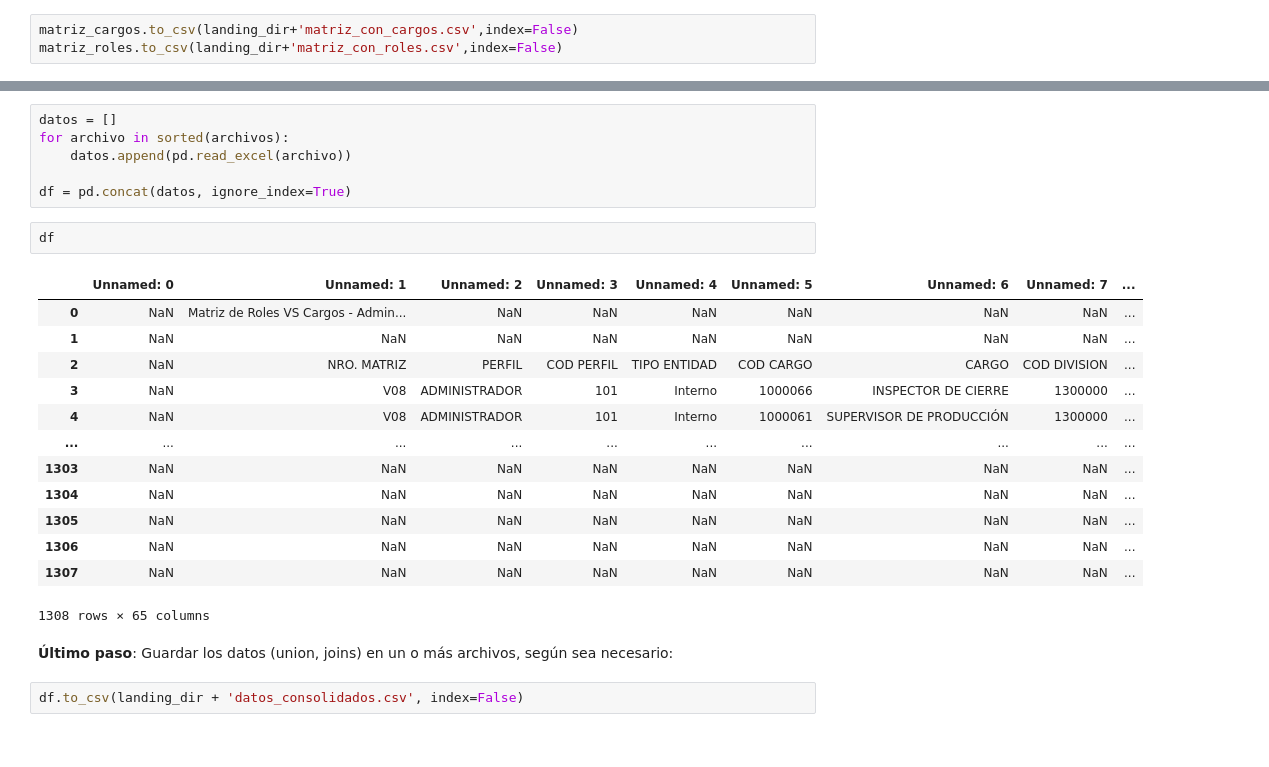
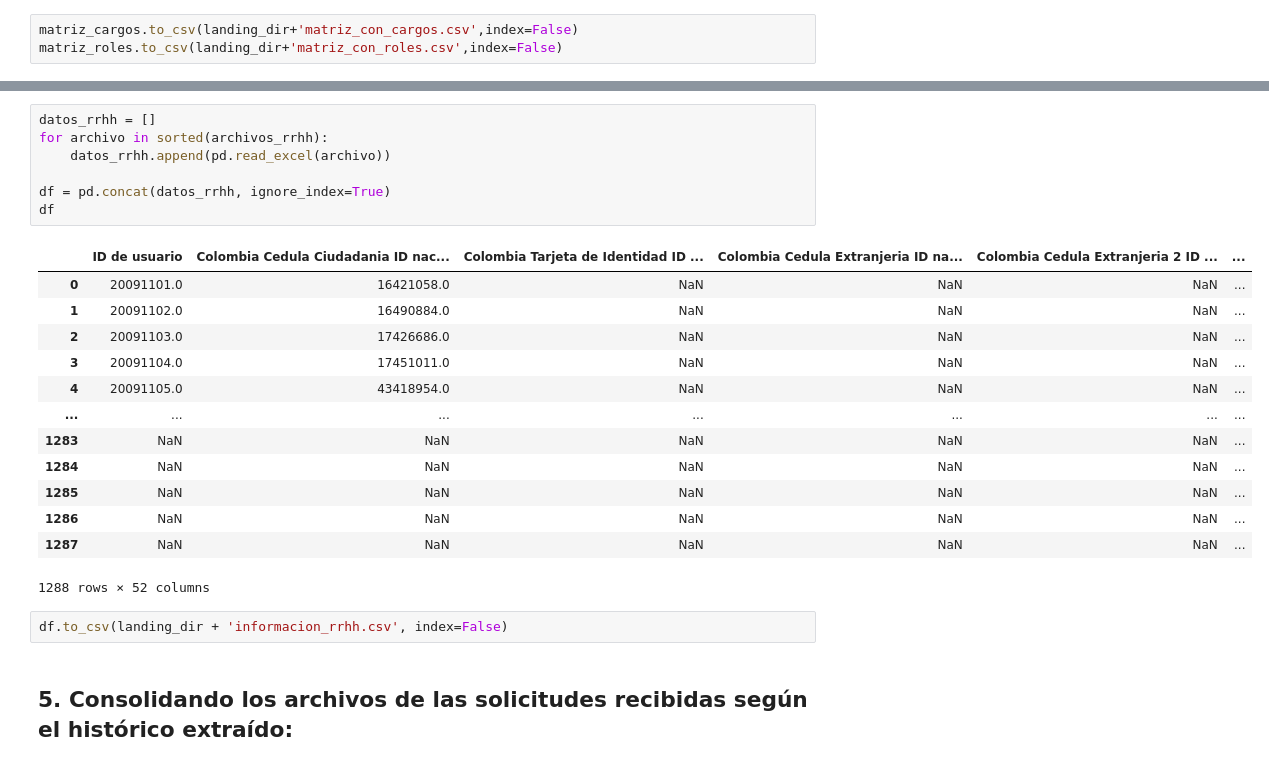
Before and after one commit to DiazJSC/AccesClean_proyecto, a Jupyter notebook: src/01_consolidar.ipynb, the cells around one changed output, grey strips where cells are left out. Drawn from its saved outputs; the diff is of its cells as text.

```diff
--- a/src/01_consolidar.ipynb
+++ b/src/01_consolidar.ipynb
@@ -142,26 +151,25 @@ archivos
 # %%
-datos = []
-for archivo in sorted(archivos):
-    datos.append(pd.read_excel(archivo))
+datos_rrhh = []
+for archivo in sorted(archivos_rrhh):
+    datos_rrhh.append(pd.read_excel(archivo))
 
-df = pd.concat(datos, ignore_index=True)
+df = pd.concat(datos_rrhh, ignore_index=True)
+df
+# %% [output]
+|  | ID de usuario | Colombia Cedula Ciudadania ID nac... | Colombia Tarjeta de Identidad ID ... | Colombia Cedula Extranjeria ID na... | Colombia Cedula Extranjeria 2 ID ... | ... |
+| 0 | 20091101.0 | 16421058.0 | NaN | NaN | NaN | ... |
+| 1 | 20091102.0 | 16490884.0 | NaN | NaN | NaN | ... |
+| 2 | 20091103.0 | 17426686.0 | NaN | NaN | NaN | ... |
+| 3 | 20091104.0 | 17451011.0 | NaN | NaN | NaN | ... |
+| 4 | 20091105.0 | 43418954.0 | NaN | NaN | NaN | ... |
+| ... | ... | ... | ... | ... | ... | ... |
+| 1283 | NaN | NaN | NaN | NaN | NaN | ... |
+| 1284 | NaN | NaN | NaN | NaN | NaN | ... |
+| 1285 | NaN | NaN | NaN | NaN | NaN | ... |
+| 1286 | NaN | NaN | NaN | NaN | NaN | ... |
+| 1287 | NaN | NaN | NaN | NaN | NaN | ... |
+1288 rows × 52 columns
-# %%
-df
-# %% [output]
-|  | Unnamed: 0 | Unnamed: 1 | Unnamed: 2 | Unnamed: 3 | Unnamed: 4 | Unnamed: 5 | Unnamed: 6 | Unnamed: 7 | ... |
-| 0 | NaN | Matriz de Roles VS Cargos - Admin... | NaN | NaN | NaN | NaN | NaN | NaN | ... |
-| 1 | NaN | NaN | NaN | NaN | NaN | NaN | NaN | NaN | ... |
-| 2 | NaN | NRO. MATRIZ | PERFIL | COD PERFIL | TIPO ENTIDAD | COD CARGO | CARGO | COD DIVISION | ... |
-| 3 | NaN | V08 | ADMINISTRADOR | 101 | Interno | 1000066 | INSPECTOR DE CIERRE | 1300000 | ... |
-| 4 | NaN | V08 | ADMINISTRADOR | 101 | Interno | 1000061 | SUPERVISOR DE PRODUCCIÓN | 1300000 | ... |
-| ... | ... | ... | ... | ... | ... | ... | ... | ... | ... |
-| 1303 | NaN | NaN | NaN | NaN | NaN | NaN | NaN | NaN | ... |
-| 1304 | NaN | NaN | NaN | NaN | NaN | NaN | NaN | NaN | ... |
-| 1305 | NaN | NaN | NaN | NaN | NaN | NaN | NaN | NaN | ... |
-| 1306 | NaN | NaN | NaN | NaN | NaN | NaN | NaN | NaN | ... |
-| 1307 | NaN | NaN | NaN | NaN | NaN | NaN | NaN | NaN | ... |
-1308 rows × 65 columns
-# %% [markdown]
-**Último paso**: Guardar los datos (union, joins) en un o más archivos, según sea necesario:
-# %%
-df.to_csv(landing_dir + 'datos_consolidados.csv', index=False)
+# %%
+df.to_csv(landing_dir + 'informacion_rrhh.csv', index=False)
+# %% [markdown]
+## 5. Consolidando los archivos de las solicitudes recibidas según el histórico extraído:
```
Also changed, not shown: parts of 21 cells of this notebook, 12 other files.
